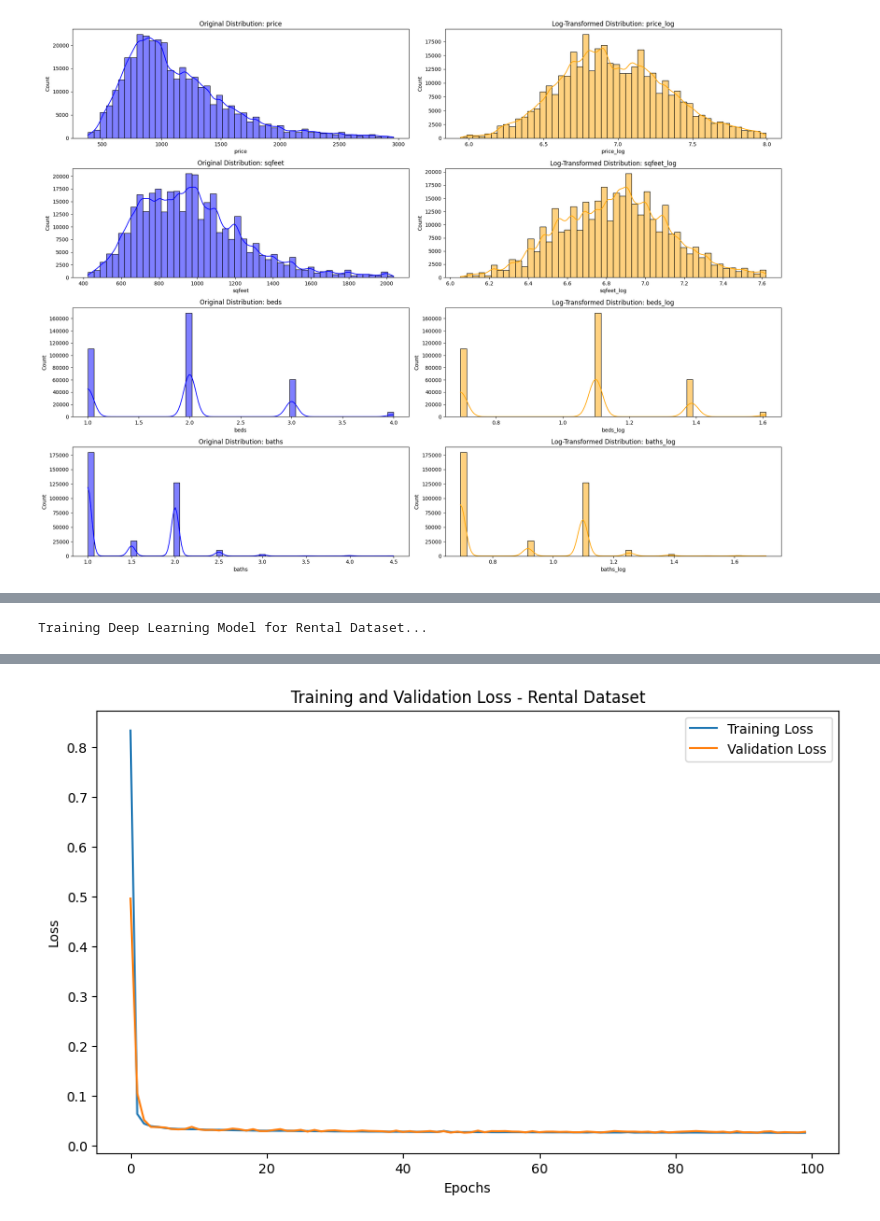
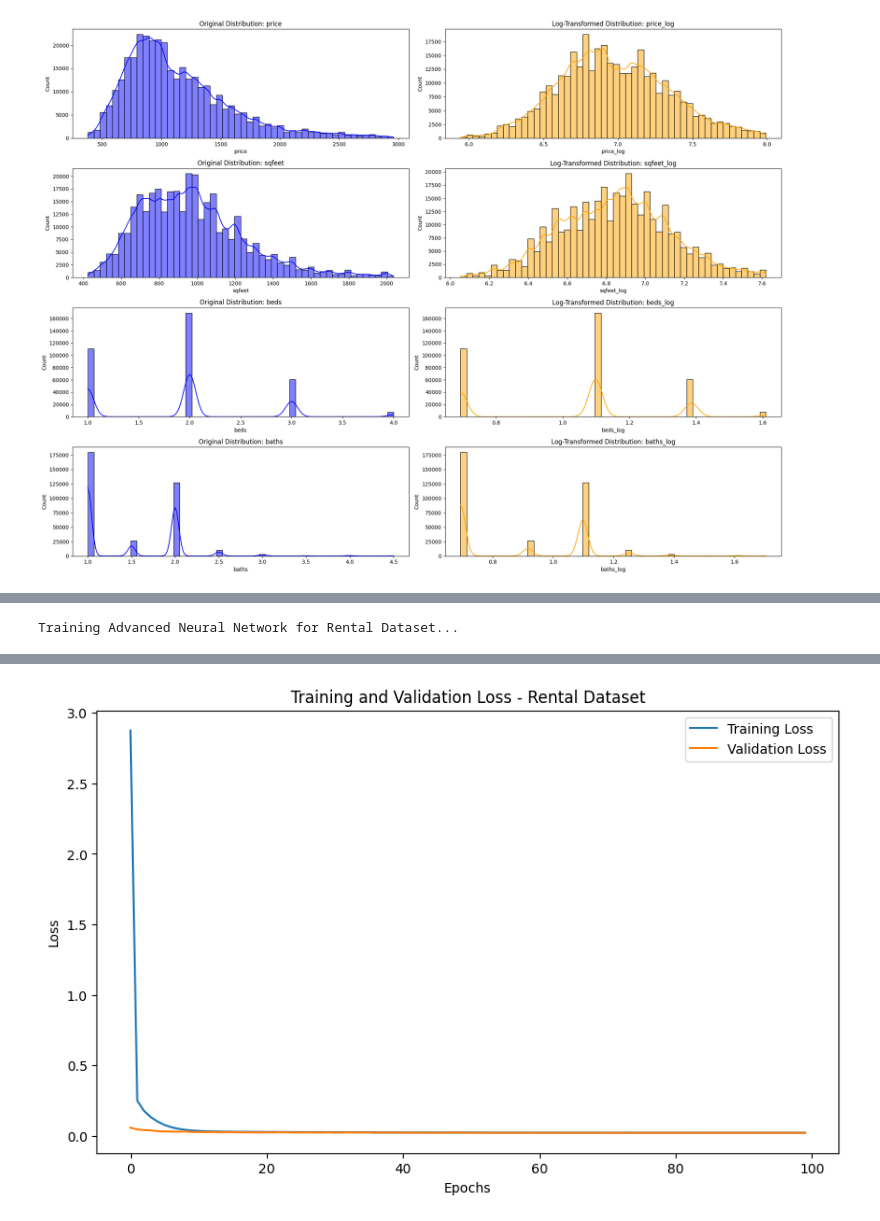
Before and after one commit to kushal-jaat/ASD-assignment-3, a Jupyter notebook: housing_price_prediction.ipynb, the cells around one changed output, grey strips where cells are left out. Drawn from its saved outputs; the diff is of its cells as text; code cells hidden in the pictures.

```diff
--- a/housing_price_prediction.ipynb
+++ b/housing_price_prediction.ipynb
@@ -417,7 +186,7 @@ Index(['id', 'url', 'region_url', 'price', 'sqfeet', 'beds', 'baths',
 Shape of dataset after One-Hot Encoding: (383057, 491)
 # %%
 # Dropping unnecessary columns
-columns_to_drop = ['id', 'url', 'region_url', 'image_url',]
+columns_to_drop = ['id', 'url', 'region_url', 'image_url','description']
 rental_data_encoded.drop(columns=columns_to_drop, inplace=True)
 
 # Check the shape and first few rows after dropping the columns
@@ -680,18 +527 @@ Rental Dataset - Training Features: (278529, 489), Testing Features: (69633, 489
 Rental Dataset - Training Target: (278529,), Testing Target: (69633,)
-# %%
-# Step 1: Drop the 'description' column
-if 'description' in rental_X_train.columns:
-    rental_X_train = rental_X_train.drop(columns=['description'])
-    rental_X_test = rental_X_test.drop(columns=['description'])
-    print("Dropped the 'description' column.")
-
-# Step 2: Verify all remaining columns are numeric or boolean
-non_numeric_columns = rental_X_train.select_dtypes(exclude=['number', 'bool']).columns
-if len(non_numeric_columns) == 0:
-    print("All columns in the rental dataset are numeric or boolean.")
-else:
-    print(f"Non-numeric columns remain: {non_numeric_columns.tolist()}")
-
-# Step 3: Convert boolean columns to numeric (if not done automatically)
-rental_X_train = rental_X_train.astype(float)
-rental_X_test = rental_X_test.astype(float)
@@ -966,40 +690,51 @@ MinMax Scaled Test Shape: (69633, 488)
 # %%
 import tensorflow as tf
 from tensorflow.keras.models import Sequential
-from tensorflow.keras.layers import Dense, Dropout
-from tensorflow.keras.optimizers import Adam
+from tensorflow.keras.layers import Dense, Dropout, BatchNormalization
+from tensorflow.keras.callbacks import EarlyStopping, ReduceLROnPlateau
 from sklearn.preprocessing import StandardScaler
 from sklearn.metrics import mean_absolute_error, mean_squared_error, r2_score
+import matplotlib.pyplot as plt
 import numpy as np
 
-# Function to build, train, and evaluate a deep learning model
-def deep_learning_model(X_train, X_test, y_train, y_test, dataset_name, epochs=50, batch_size=32):
-    print(f"Training Deep Learning Model for {dataset_name}...\n")
+# Function to build, train, and evaluate a neural network
+def advanced_neural_network(X_train, X_test, y_train, y_test, dataset_name, epochs=100, batch_size=64):
+    print(f"Training Advanced Neural Network for {dataset_name}...\n")
 
     # Scale the features
     scaler = StandardScaler()
     X_train_scaled = scaler.fit_transform(X_train)
     X_test_scaled = scaler.transform(X_test)
 
-    # Build the feedforward neural network
+    # Build the neural network
     model = Sequential([
-        Dense(128, activation='relu', input_shape=(X_train.shape[1],)),
+        Dense(256, activation='relu', input_shape=(X_train.shape[1],)),
+        BatchNormalization(),
+        Dropout(0.3),
+        Dense(128, activation='relu'),
+        BatchNormalization(),
         Dropout(0.3),
         Dense(64, activation='relu'),
+        BatchNormalization(),
         Dropout(0.2),
-        Dense(32, activation='relu'),
-        Dense(1)  # Output layer for regression
-    ])
+        Dense(1)])
 
     # Compile the model
-    model.compile(optimizer=Adam(learning_rate=0.001), loss='mse', metrics=['mae'])
+    model.compile(optimizer=tf.keras.optimizers.Adam(learning_rate=0.001), loss='mse', metrics=['mae'])
+
+    # Callbacks for early stopping and learning rate reduction
+    early_stopping = EarlyStopping(monitor='val_loss', patience=15, restore_best_weights=True)
+    reduce_lr = ReduceLROnPlateau(monitor='val_loss', factor=0.5, patience=5, min_lr=1e-5)
 
     # Train the model
-    history = model.fit(X_train_scaled, y_train,
-                        validation_split=0.2,
-                        epochs=epochs,
-                        batch_size=batch_size,
-                        verbose=1)
+    history = model.fit(
+        X_train_scaled, y_train,
+        validation_split=0.2,
+        epochs=epochs,
+        batch_size=batch_size,
+        verbose=1,
+        callbacks=[early_stopping, reduce_lr]
+    )
 
     # Evaluate the model on the test set
     y_pred = model.predict(X_test_scaled).flatten()
@@ -1026,10 +761,10 @@ def deep_learning_model(X_train, X_test, y_train, y_test, dataset_name, epochs=5
 
     return model, y_pred
 
-# Apply the deep learning model to the Rental Dataset
-rental_dl_model, rental_dl_pred = deep_learning_model(
+# Apply the updated neural network to the Rental Dataset
+rental_advanced_nn_model, rental_nn_pred = advanced_neural_network(
     rental_X_train, rental_X_test, rental_y_train, rental_y_test, "Rental Dataset", epochs=100, batch_size=64
 )
 # %% [output]
-Training Deep Learning Model for Rental Dataset...
+Training Advanced Neural Network for Rental Dataset...
 Epoch 1/100
@@ -1051,2 +786,2 @@ Epoch 6/100
 ------------------------------
-[figure, old version]
+[figure, new version]
```
Also changed, not shown: parts of 44 cells of this notebook.
